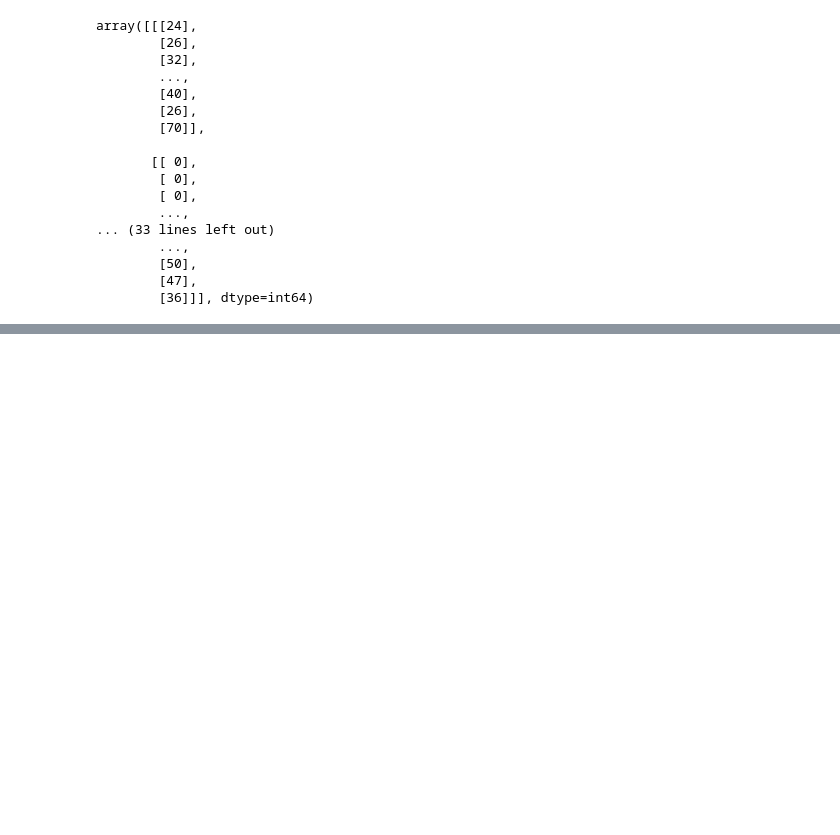
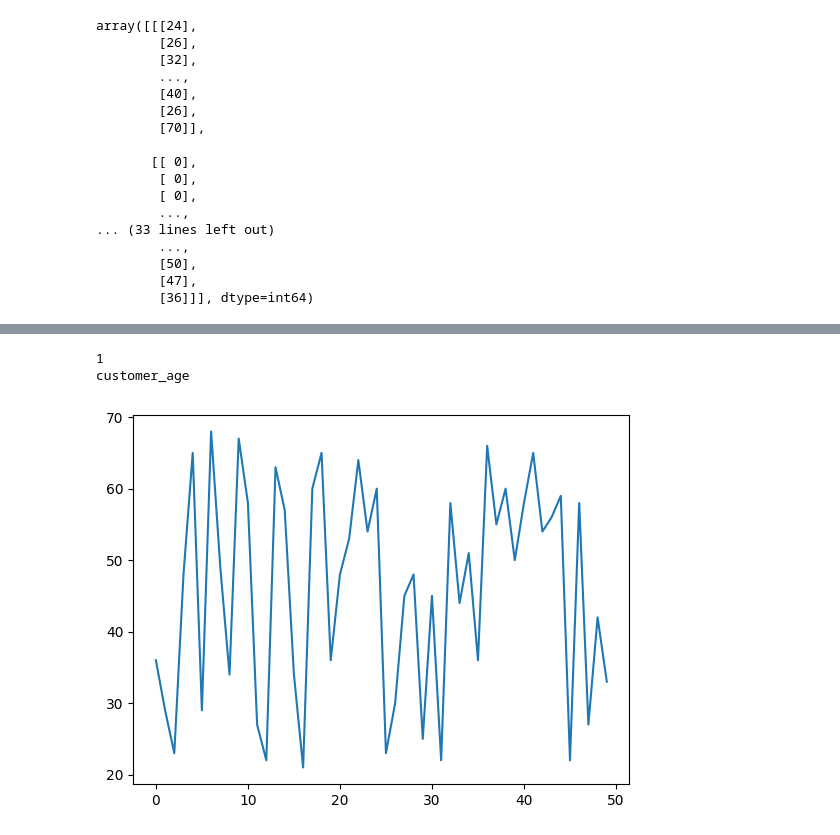
Before and after one commit to crypt0kitik/Deep_Learning, a Jupyter notebook: 3 - CNN for time series classification/03 - CNN for time series classification.ipynb, the cells around one changed output, grey strips where cells are left out. Cells and saved outputs as stored; diff of their text form; code cells hidden in the pictures; blank space fills up the shorter version.

```diff
--- a/3 - CNN for time series classification/03 - CNN for time series classification.ipynb
+++ b/3 - CNN for time series classification/03 - CNN for time series classification.ipynb
@@ -245,0 +379,13 @@ model = make_model(input_shape=x_train.shape[1:])
+# %%
+#  Test the model with some imaginary/synthetic signal examples from ChatGPT
+signal_index = 8
+print(y_test[signal_index])
+print(class_names[y_test[signal_index]])
+
+plt.figure()
+plt.plot(x_test[signal_index])
+plt.show()
+# %% [output]
+1
+customer_age
+[figure, added]
```
Also changed, not shown: parts of 12 cells of this notebook.
